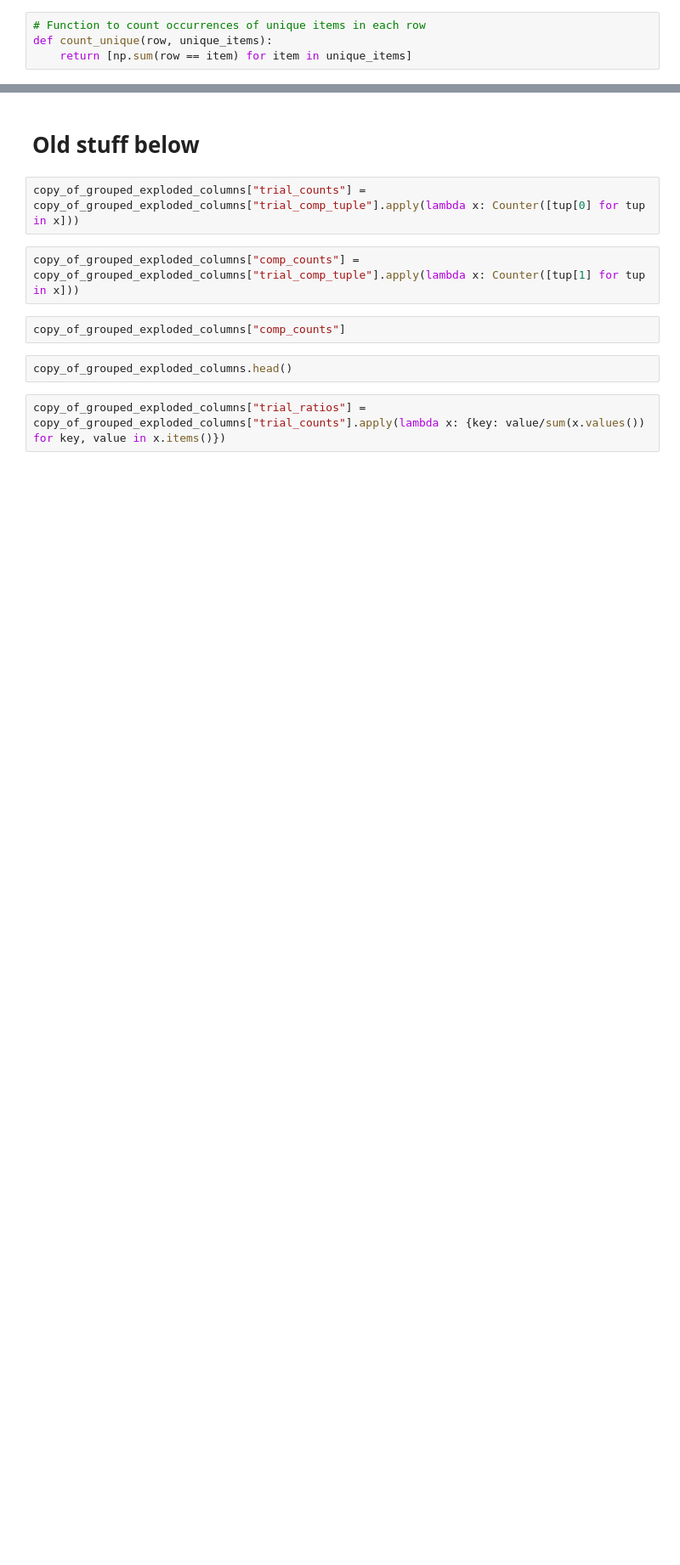
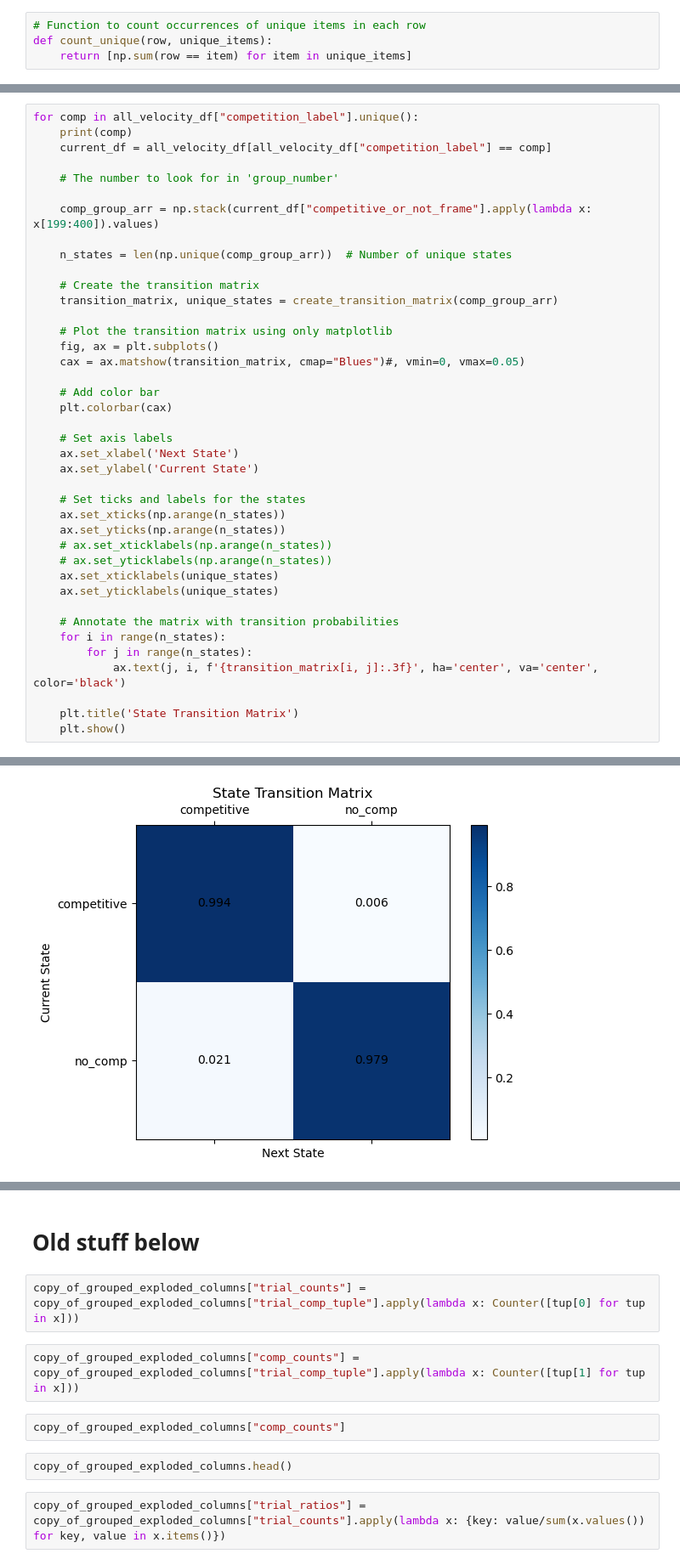
Before and after one commit to padillacoreanolab/reward_comp_ext, a Jupyter notebook: results/2024_09_02_behavioral_reward_comp/01_competitive_trials_analysis.ipynb, the cells around one changed output, grey strips where cells are left out. Shown at 85% size. Saved outputs shown, nothing was run; the diff lists cells and outputs as text; blank space fills up the shorter version.

Commit message:
nb: make transition matrix

```diff
--- a/results/2024_09_02_behavioral_reward_comp/01_competitive_trials_analysis.ipynb
+++ b/results/2024_09_02_behavioral_reward_comp/01_competitive_trials_analysis.ipynb
@@ -1432,0 +1477,41 @@ ValueError: This is a test error
+# %%
+for comp in all_velocity_df["competition_label"].unique():
+    print(comp)
+    current_df = all_velocity_df[all_velocity_df["competition_label"] == comp]
+
+    # The number to look for in 'group_number'
+
+    comp_group_arr = np.stack(current_df["competitive_or_not_frame"].apply(lambda x: x[199:400]).values)
+
+    n_states = len(np.unique(comp_group_arr))  # Number of unique states
+
+    # Create the transition matrix
+    transition_matrix, unique_states = create_transition_matrix(comp_group_arr)
+
+    # Plot the transition matrix using only matplotlib
+    fig, ax = plt.subplots()
+    cax = ax.matshow(transition_matrix, cmap="Blues")#, vmin=0, vmax=0.05)
+
+    # Add color bar
+    plt.colorbar(cax)
+
+    # Set axis labels
+    ax.set_xlabel('Next State')
+    ax.set_ylabel('Current State')
+
+    # Set ticks and labels for the states
+    ax.set_xticks(np.arange(n_states))
+    ax.set_yticks(np.arange(n_states))
+    # ax.set_xticklabels(np.arange(n_states))
+    # ax.set_yticklabels(np.arange(n_states))
+    ax.set_xticklabels(unique_states)
+    ax.set_yticklabels(unique_states)
+
+    # Annotate the matrix with transition probabilities
+    for i in range(n_states):
+        for j in range(n_states):
+            ax.text(j, i, f'{transition_matrix[i, j]:.3f}', ha='center', va='center', color='black')
+
+    plt.title('State Transition Matrix')
+    plt.show()
+# %% [output]
@@ -1432,0 +1519 @@ ValueError: This is a test error
+[figure, added]
```
Also changed, not shown: parts of 20 cells of this notebook.
